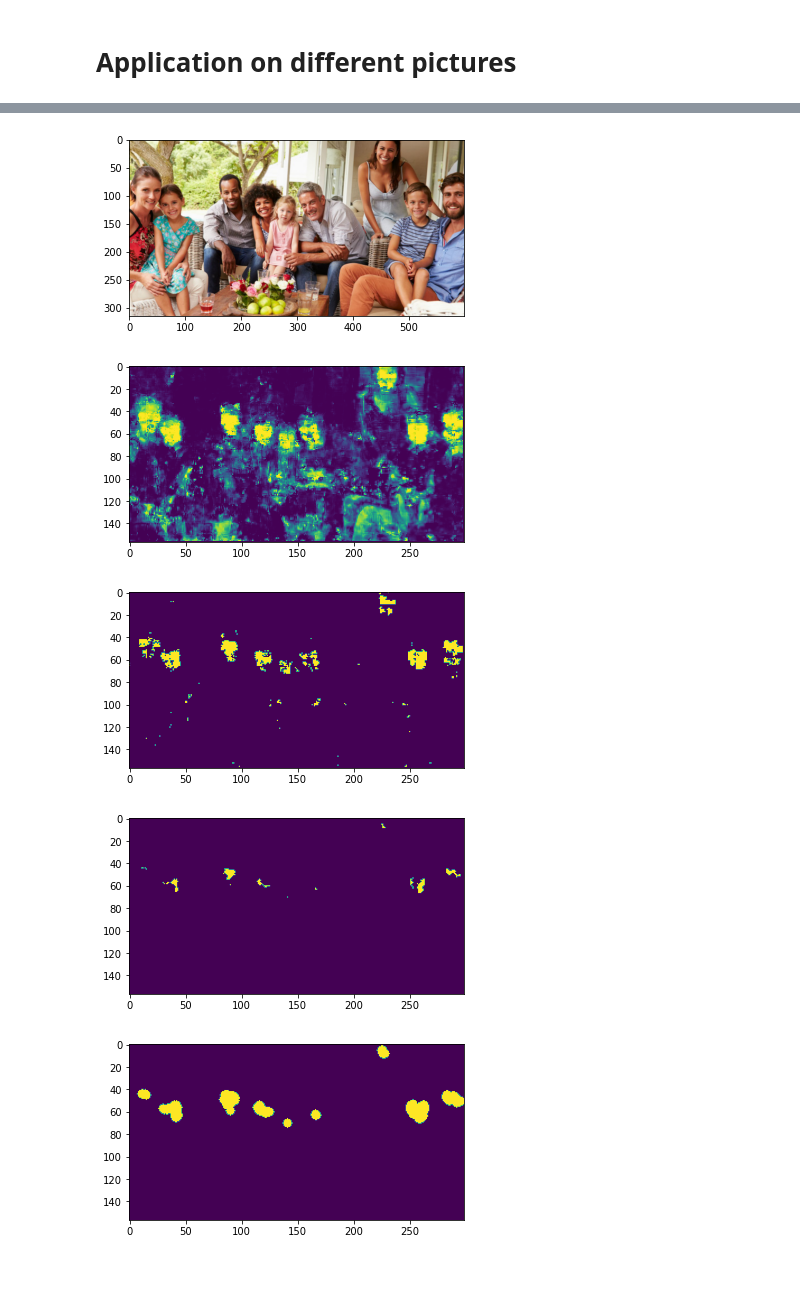
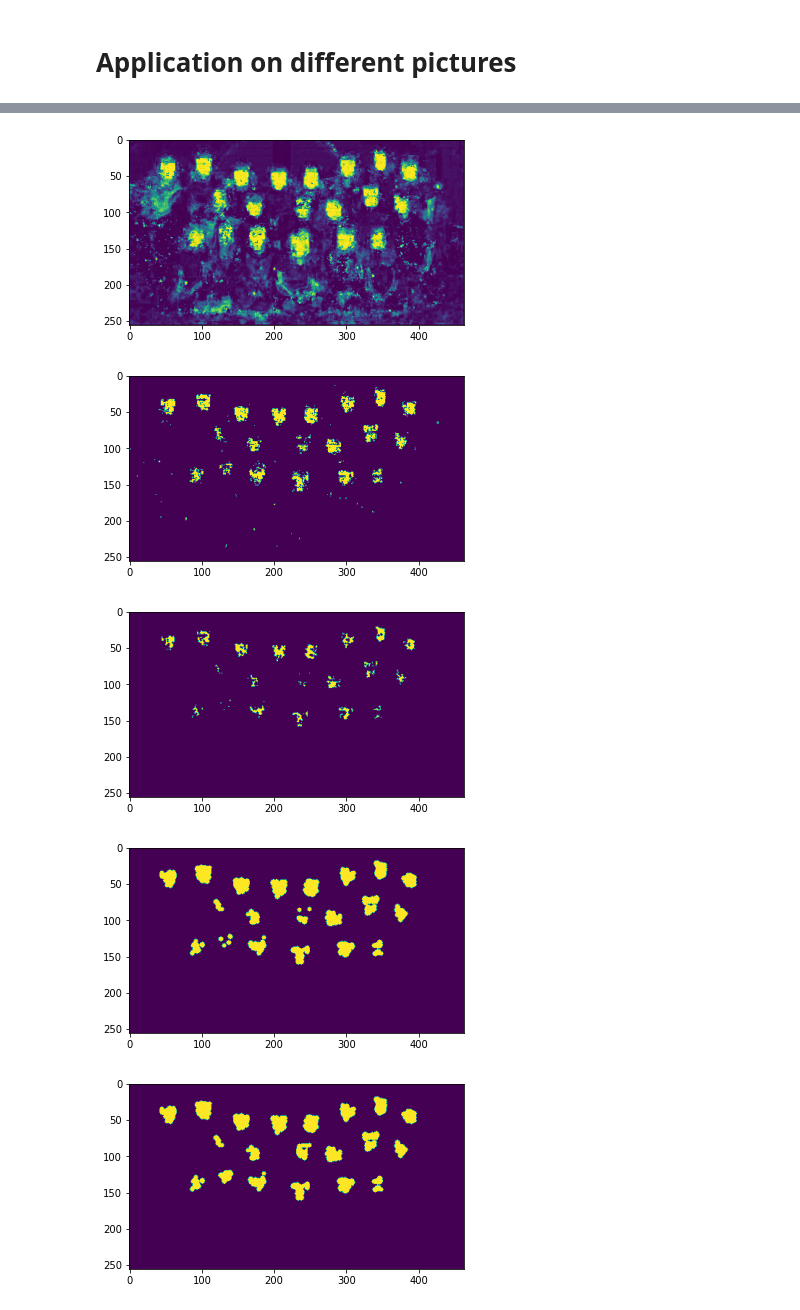
Before and after one commit to Kcnarf-exe/PROJ-H419, a Jupyter notebook: project/Project.ipynb, the cells around one changed output, grey strips where cells are left out. Saved outputs shown, nothing was run; the diff lists cells and outputs as text; code cells hidden in the pictures; blank space fills up the shorter version.

```diff
--- a/project/Project.ipynb
+++ b/project/Project.ipynb
@@ -3,7 +3,7 @@
 # %% [markdown]
 **PATH TO THE CURRENT DIRECTORY**
 # %%
-PATH_TO_CURRENT_DIRECTORY = "/content/drive/MyDrive/Project/" #To change to your current directory
+PATH_TO_CURRENT_DIRECTORY = "/content/drive/MyDrive/Project/project/" #To change to your current directory
 # %% [markdown]
 First, we mount the drive
 # %%
@@ -526,9 +545,9 @@ Epoch 1/25
 # %%
 #To automatically train and save data
 
-saveName = "/content/drive/MyDrive/DEEP LEARNING/Models/saveModel_v"
+saveName = PATH_TO_CURRENT_DIRECTORY+"models/m_"
 
-actualCounter = 32
+actualCounter = 0
 
 pathToModel = saveName+str(actualCounter)+".h5"
 
@@ -577,17 +615,15 @@ for i in range(length):
   predictionMask = prediction > 0.75
   target = testTargets[offset+i]
   plt.figure(figsize=(15,21))
-  plt.subplot(1, 5, 1)
+  plt.subplot(1, 4, 1)
   plt.imshow(getOriginalMask(prediction,COMPRESSION_FACTOR_MASK))
   plt.clim(0,1)
-  plt.subplot(1, 5, 2)
+  plt.subplot(1, 4, 2)
   plt.imshow(getOriginalMask(predictionMask,COMPRESSION_FACTOR_MASK))
   plt.clim(0,1)
-  plt.subplot(1, 5, 3)
+  plt.subplot(1, 4, 3)
   plt.imshow(merge(image, predictionMask, colorString = 'g'))
-  plt.subplot(1, 5, 4)
-  plt.imshow(merge(image, detectFaces(image, model), colorString = 'g'))
-  plt.subplot(1, 5, 5)
+  plt.subplot(1, 4, 4)
   plt.imshow(merge(image, target, colorString = 'r'))
   plt.show()
 # %% [output]
@@ -929,20 +965,29 @@ def mergeSubFaces(mask):
   #we first try to find the area of the biggest face. It will be taken as reference for the size of the faces
   labels, n = label(mask, return_num=True)
   maxArea = 0
+  maxLab = []
   for i in range(1,n+1):
     tempLabelMask = labels == i
     tempSum = tempLabelMask.sum()
     if (tempSum > maxArea):
       maxArea = tempSum
 
+  for i in range(1,n+1):
+    tempLabelMask = labels == i
+    tempSum = tempLabelMask.sum()
+    if (tempSum > maxArea*0.6):
+      maxLab.append(i)
+
   #We approach the max radius by considering a disk
   maxRadius = ceil(sqrt(maxArea/pi))
 
   #We check for every face if there is a face too close from it
   dist = distance_transform_edt(mask)
-  dilationRadius = ceil(maxRadius*0.8)
+  dilationRadius = ceil(maxRadius)
   resMask = mask.copy()
   for i in range(1,n+1):
+    if (i in maxLab):
+      continue
     objectMask = labels == i
     withoutMask = mask.copy()
     withoutMask[objectMask] = 0
@@ -955,6 +1000,13 @@ def mergeSubFaces(mask):
     diffMask = np.zeros(mask.shape)
     diffMask[dilatedFace == 1] = withoutMask[dilatedFace == 1]
     if (diffMask.sum() > 0):
+      cond = True
+      for lab in maxLab:
+        if ((labels[diffMask == 1] == lab).sum() > 0):
+          cond = False
+          break
+      if (not cond):
+        continue
       # We try to add points corresponding to lines between all the center points of the sub face, and the area which is in common with another face
       allLines = addLinesToMask(maxMask, diffMask)
       resMask[allLines == 1] = 1
@@ -976,13 +1028,13 @@ def generateMaskFromPrediction(prediction):
   area = prediction.shape[0] * prediction.shape[1]
 
   # We will erode the mask in order to remove noise. The radius is relative to the area of the prediction
-  radiusErosion = max(ceil(np.sqrt(area)/200), 1)
+  radiusErosion = max(ceil(np.sqrt(area)/350), 1)
   mask2 = erosion(mask1, disk(radiusErosion))
   plt.figure()
   plt.imshow(mask2)
   plt.show()
   #Now, we dilate in order to have face areas big enough
-  radiusDilation = ceil(radiusErosion*2)
+  radiusDilation = ceil(radiusErosion*2.5)
   mask3 = dilation(mask2, disk(radiusDilation))
   plt.figure()
   plt.imshow(mask3)
@@ -1005,7 +1057,7 @@ model = tf.keras.models.load_model(pathToModel)
 
 pathToApplicationPictures = PATH_TO_CURRENT_DIRECTORY+"ApplicationPictures/"
 
-imagePath = pathToApplicationPictures+"family.jpg"
+imagePath = pathToApplicationPictures+"kids.jpg"
 
 picture = imread(imagePath)
 mask = detectFaces(picture, model)
@@ -1017,5 +1070,5 @@ plt.show()
-[figure, old version]
+[figure, new version]
-[figure, old version]
+[figure, new version]
-[figure, old version]
+[figure, new version]
-[figure, old version]
+[figure, new version]
-[figure, old version]
+[figure, new version]
```
Also changed, not shown: parts of 9 cells of this notebook.
